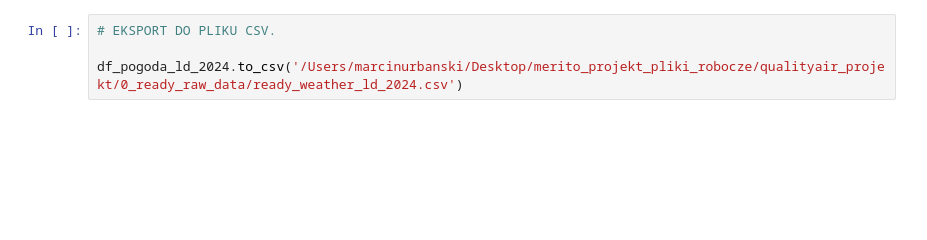
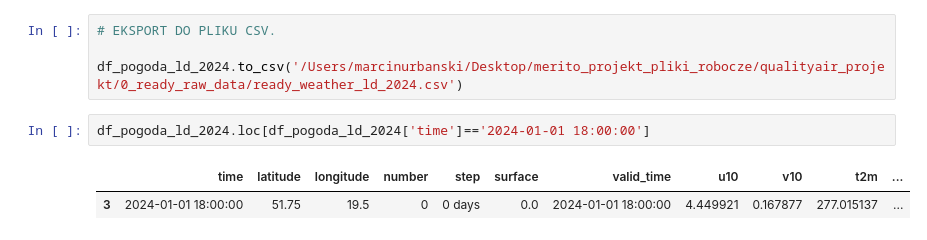
Before and after one commit to JMarcinUrbanski/jmu_repo, a Jupyter notebook: 1_projekt_air_polution_repo/1_JN_WEATHER_API_PZ_2024_ClimateDataStore.ipynb, the cells around one changed output. Cells and saved outputs as stored; diff of their text form; blank space fills up the shorter version.

```diff
--- a/1_projekt_air_polution_repo/1_JN_WEATHER_API_PZ_2024_ClimateDataStore.ipynb
+++ b/1_projekt_air_polution_repo/1_JN_WEATHER_API_PZ_2024_ClimateDataStore.ipynb
@@ -404,3 +404,8 @@ df_pogoda_ld_2024.head()
 # EKSPORT DO PLIKU CSV.
 
 df_pogoda_ld_2024.to_csv('/Users/marcinurbanski/Desktop/merito_projekt_pliki_robocze/qualityair_projekt/0_ready_raw_data/ready_weather_ld_2024.csv')
+# %%
+df_pogoda_ld_2024.loc[df_pogoda_ld_2024['time']=='2024-01-01 18:00:00']
+# %% [output]
+|  | time | latitude | longitude | number | step | surface | valid_time | u10 | v10 | t2m | ... |
+| 3 | 2024-01-01 18:00:00 | 51.75 | 19.5 | 0 | 0 days | 0.0 | 2024-01-01 18:00:00 | 4.449921 | 0.167877 | 277.015137 | ... |
```
